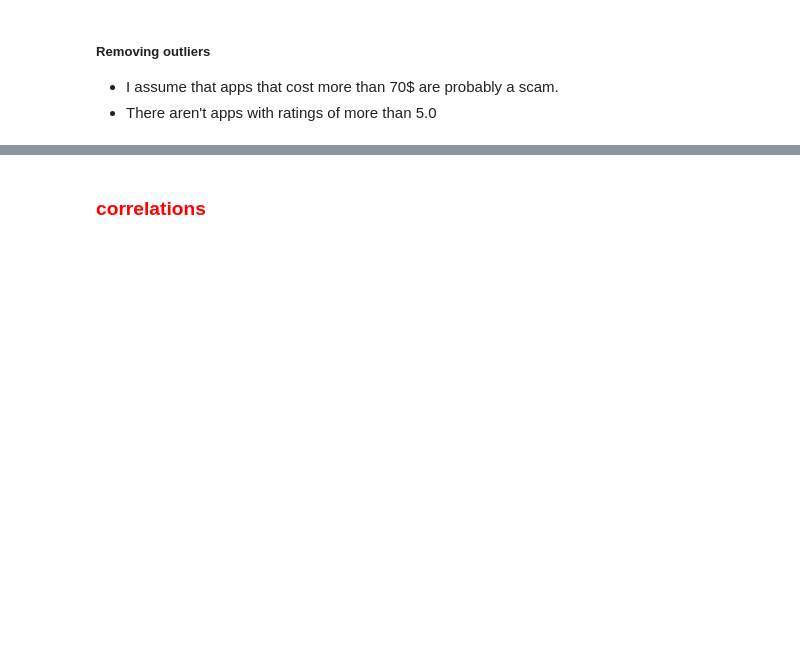
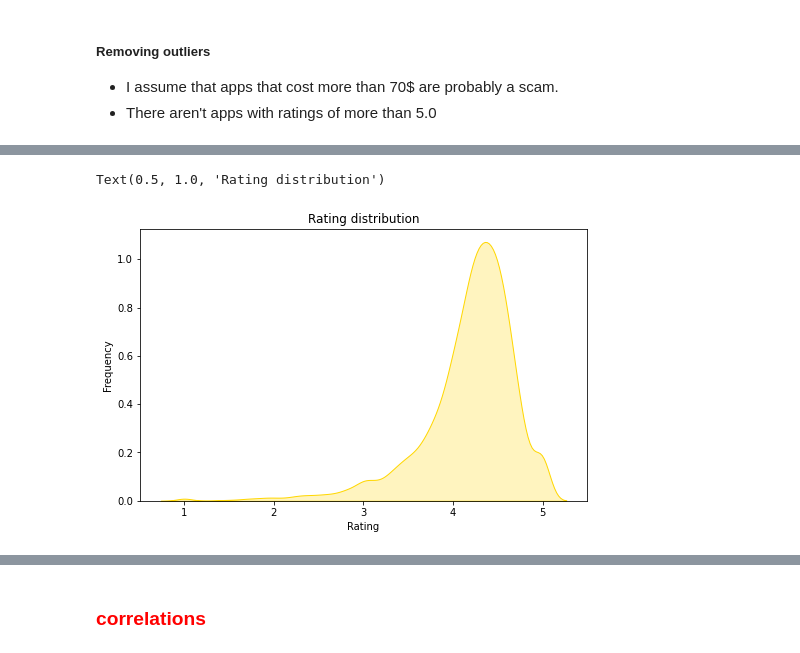
Before and after one commit to NirAharon1/Data-Analysis-Projects, a Jupyter notebook: Project 2 - Google Play Store Apps/google paly store apps.ipynb, the cells around one changed output, grey strips where cells are left out. Saved outputs shown, nothing was run; the diff lists cells and outputs as text; code cells hidden in the pictures; blank space fills up the shorter version.

```diff
--- a/Project 2 - Google Play Store Apps/google paly store apps.ipynb
+++ b/Project 2 - Google Play Store Apps/google paly store apps.ipynb
@@ -131,0 +167,9 @@ app_df.drop(index=scam_apps, axis=1, inplace=True)
+# %%
+plt.figure(figsize=(8,5))
+kde = sns.kdeplot(app_df.Rating, color="gold",shade=True)
+kde.set_xlabel("Rating")
+kde.set_ylabel("Frequency")
+plt.title("Rating distribution")
+# %% [output]
+Text(0.5, 1.0, 'Rating distribution')
+[figure, added]
```
Also changed, not shown: parts of 13 cells of this notebook.
